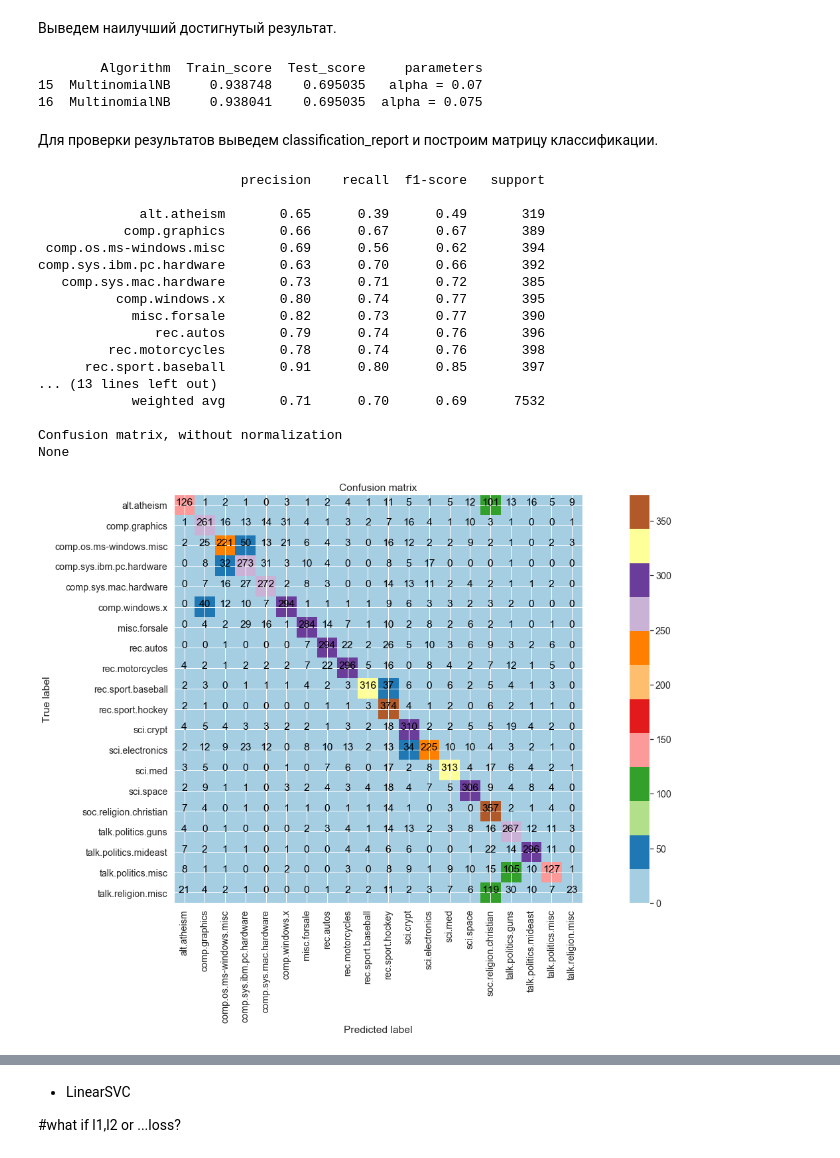
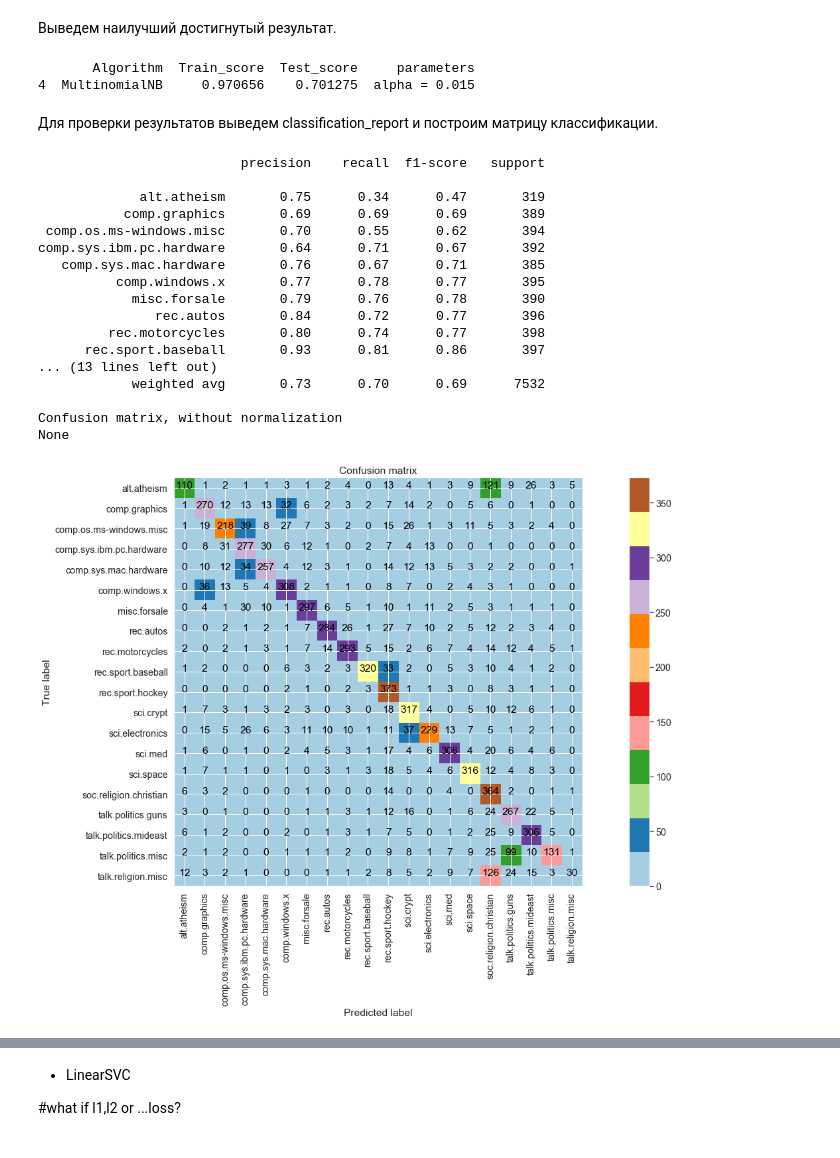
Before and after one commit to Espad/DS_5, a Jupyter notebook: Texts_Classification.ipynb, the cells around one changed output, grey strips where cells are left out. Saved outputs shown, nothing was run; the diff lists cells and outputs as text; code cells hidden in the pictures.

```diff
--- a/Texts_Classification.ipynb
+++ b/Texts_Classification.ipynb
@@ -352,0 +367,5 @@ def remove_short_words(text, word_len):
+# %%
+from bs4 import BeautifulSoup
+def strip_html(text):
+    soup = BeautifulSoup(text, "html.parser")
+    return soup.get_text()
@@ -353,5 +374,13 @@ def remove_short_words(text, word_len):
+# %%
+def remove_non_ascii(words):
+    """Remove non-ASCII characters from list of tokenized words"""
+    new_words = []
+    for word in words:
+        new_word = unicodedata.normalize('NFKD', word).encode('ascii', 'ignore').decode('utf-8', 'ignore')
+        new_words.append(new_word)
+    return new_words
 # %%
-# getting source from string.punctuation
+# getting source from string.punctuation,removed -, :
 text_punctuation = '!"#$%&\'()*+,-.:;<=>?@[\\]_`{|}~/^'
 
 def tokenize(text):
@@ -359,8 +388,15 @@ def tokenize(text):
 
     # remove emails from text to prevent overfit
     text = remove_emails(text)
+
+    #remove html
+    text = strip_html(text)
+
     #  text  to lowercase
     text =  text.lower()
+
+    # test it
+    text = replace_contractions(text)
 
     #remove punctuation
     text = remove_punctuation2(text_punctuation, text)
@@ -370,6 +406,9 @@ def tokenize(text):
 
     # tokenize text
     words = word_tokenize(text,language='english')
+
+    #remove non ascii? test it
+    words = remove_non_ascii(words)
 
     #remove punctuation
     #words = remove_punctuation(text_punctuation, words)
@@ -454,11 +497,11 @@ vectorizer = TfidfVectorizer(stop_words=StopWords,
                              tokenizer=tokenize,
                              #min_df=2, # ignore terms with freq less that 0.05, lower majoring
                              #max_df=0.7, # ignore terms with freq more that n, upper majoring
-                             max_features=45000,
+                             #max_features=55000,
                              use_idf=True,
                              sublinear_tf=True,
                              norm='l2',
-                             #ngram_range= (1, 3)
+                             ngram_range= (1, 3)
                             )
 # %%
 %%time
@@ -607,42 +650,45 @@ print (results_df[results_df.Test_score ==  results_df.Test_score.max()])
 '''
 6    MultinomialNB     0.951741       0.687865  alpha = 0.025
 304  MultinomialNB     0.970479       0.687865  alpha = 0.015
-16  MultinomialNB     0.938041    0.695035  alpha = 0.075
+16  MultinomialNB     0.938041    0.695035  alpha = 0.075 without two new functions
+8  MultinomialNB     0.944317    0.696893  alpha = 0.035 45000 features
+7  MultinomialNB      0.94741    0.697424  alpha = 0.03 55000 features
+15  MultinomialNB     0.947941    0.695698   alpha = 0.07 # ngrams 1,3 and 55000 features
+# with ngrams but without max features
 ''';
 # %% [output]
-        Algorithm  Train_score  Test_score     parameters
-15  MultinomialNB     0.938748    0.695035   alpha = 0.07
-16  MultinomialNB     0.938041    0.695035  alpha = 0.075
+       Algorithm  Train_score  Test_score     parameters
+4  MultinomialNB     0.970656    0.701275  alpha = 0.015
 # %% [markdown]
 Для проверки результатов выведем classification_report и построим матрицу классификации.
 # %%
-_,_,clf =  classify_and_score(MultinomialNB(alpha = 0.075), vectorised_train_documents,
+_,_,clf =  classify_and_score(MultinomialNB(alpha = 0.03), vectorised_train_documents,
                                         vectorised_test_documents, y_train, y_test)
 
 pred_test = clf.predict(vectorised_test_documents)
 print(classification_report(y_test,pred_test,target_names = newsgroups_all.target_names))
 
 cnf_matrix = confusion_matrix(y_test, pred_test)
 print(plot_confusion_matrix(cnf_matrix, classes = newsgroups_all.target_names))
 # %% [output]
                           precision    recall  f1-score   support
 
-             alt.atheism       0.65      0.39      0.49       319
-           comp.graphics       0.66      0.67      0.67       389
- comp.os.ms-windows.misc       0.69      0.56      0.62       394
-comp.sys.ibm.pc.hardware       0.63      0.70      0.66       392
-   comp.sys.mac.hardware       0.73      0.71      0.72       385
-          comp.windows.x       0.80      0.74      0.77       395
-            misc.forsale       0.82      0.73      0.77       390
-               rec.autos       0.79      0.74      0.76       396
-         rec.motorcycles       0.78      0.74      0.76       398
-      rec.sport.baseball       0.91      0.80      0.85       397
+             alt.atheism       0.75      0.34      0.47       319
+           comp.graphics       0.69      0.69      0.69       389
+ comp.os.ms-windows.misc       0.70      0.55      0.62       394
+comp.sys.ibm.pc.hardware       0.64      0.71      0.67       392
+   comp.sys.mac.hardware       0.76      0.67      0.71       385
+          comp.windows.x       0.77      0.78      0.77       395
+            misc.forsale       0.79      0.76      0.78       390
+               rec.autos       0.84      0.72      0.77       396
+         rec.motorcycles       0.80      0.74      0.77       398
+      rec.sport.baseball       0.93      0.81      0.86       397
 ... (13 lines left out)
-            weighted avg       0.71      0.70      0.69      7532
+            weighted avg       0.73      0.70      0.69      7532
 
 Confusion matrix, without normalization
 None
-[figure, old version]
+[figure, new version]
 # %%
 len(vectorizer.get_feature_names())
 # %% [output]
```
Also changed, not shown: parts of 28 cells of this notebook.
